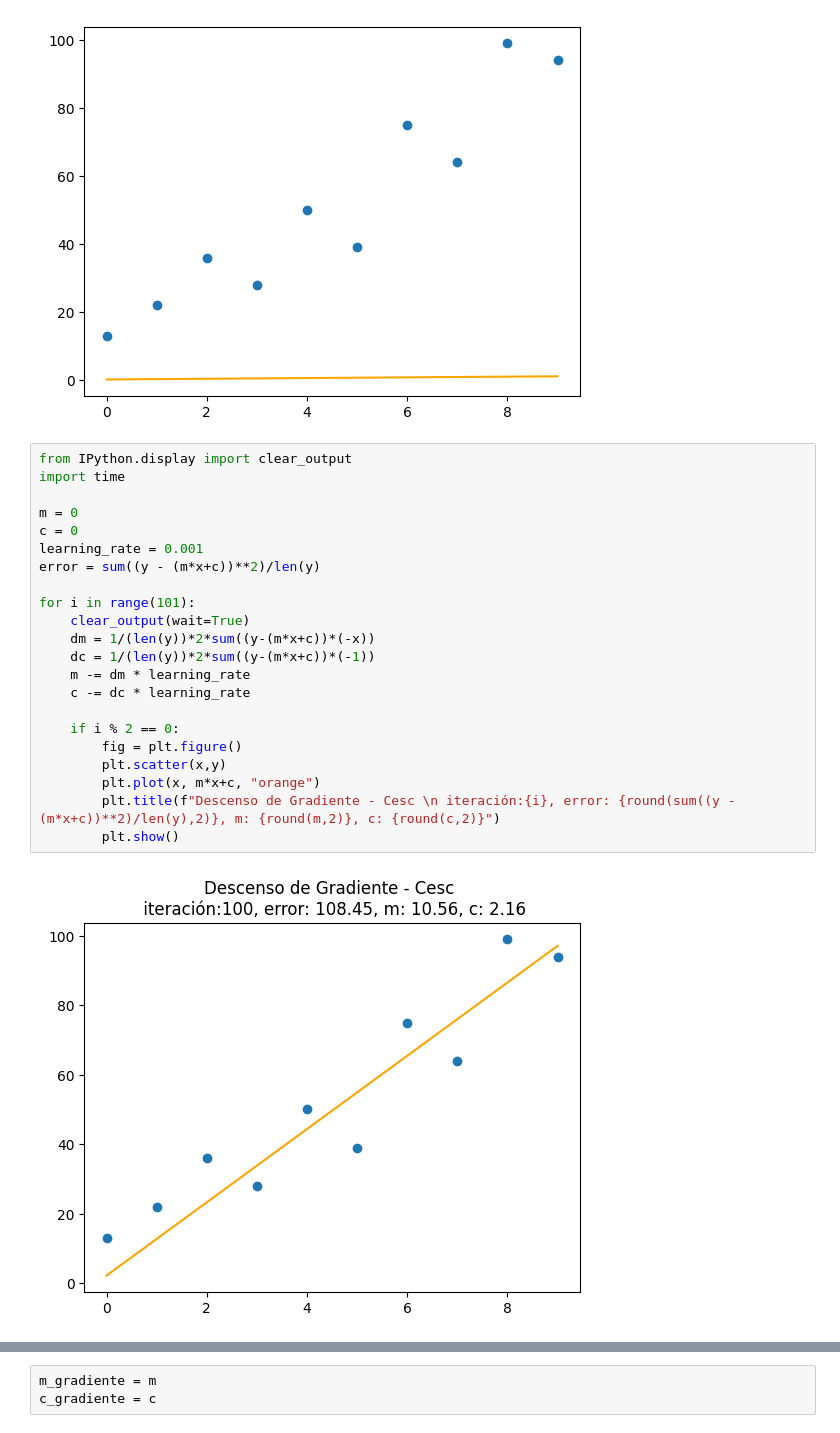
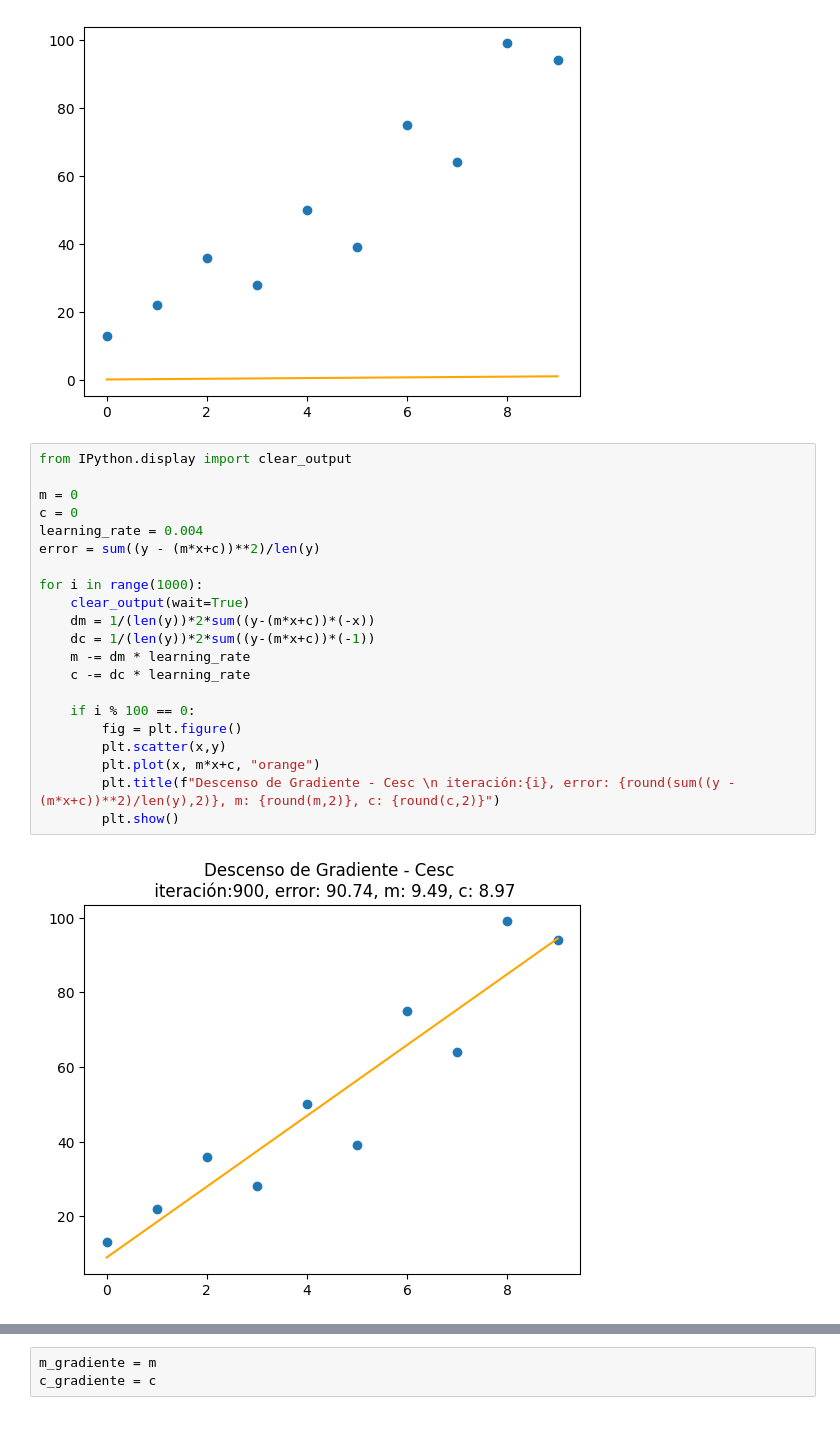
Before and after one commit to cescrosello/Entregas, a Jupyter notebook: Miniproyecto - Desceso Gradiente /mini_proyecto.ipynb, the cells around one changed output, grey strips where cells are left out. Saved outputs shown, nothing was run; the diff lists cells and outputs as text.

```diff
--- a/Miniproyecto - Desceso Gradiente /mini_proyecto.ipynb
+++ b/Miniproyecto - Desceso Gradiente /mini_proyecto.ipynb
@@ -83,28 +83,27 @@ plt.plot(x, m*x+c, "orange")
 [figure]
 # %%
 from IPython.display import clear_output
-import time
 
 m = 0
 c = 0
-learning_rate = 0.001
+learning_rate = 0.004
 error = sum((y - (m*x+c))**2)/len(y)
 
-for i in range(101):
+for i in range(1000):
     clear_output(wait=True)
     dm = 1/(len(y))*2*sum((y-(m*x+c))*(-x))
     dc = 1/(len(y))*2*sum((y-(m*x+c))*(-1))
     m -= dm * learning_rate
     c -= dc * learning_rate
 
-    if i % 2 == 0:
+    if i % 100 == 0:
         fig = plt.figure()
         plt.scatter(x,y)
         plt.plot(x, m*x+c, "orange")
         plt.title(f"Descenso de Gradiente - Cesc \n iteración:{i}, error: {round(sum((y - (m*x+c))**2)/len(y),2)}, m: {round(m,2)}, c: {round(c,2)}")
         plt.show()
 # %% [output]
-[figure, old version]
+[figure, new version]
 # %%
 print(f"Pendiente final (m): {m}")
 print(f"Intercepto final (c): {c}")
```
Also changed, not shown: parts of 4 cells of this notebook, 3 other files.
